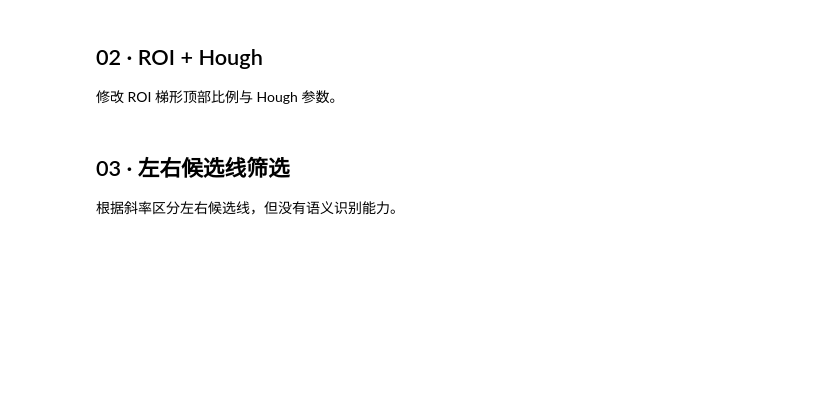
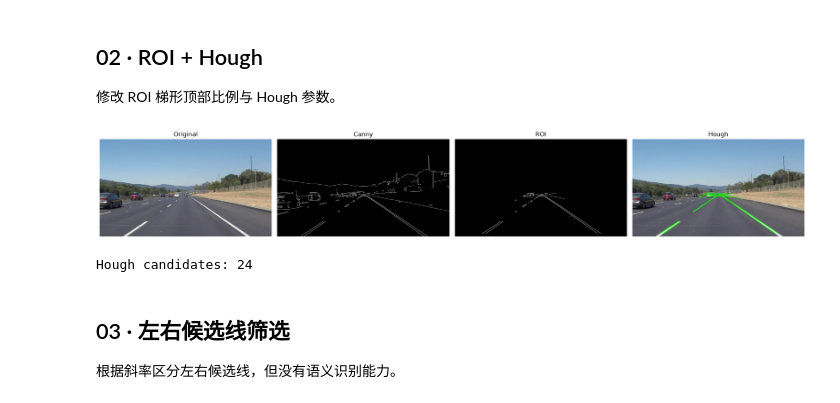
Before and after one commit to multimodal-vision-ai/multimodal-document-ai-learning-center, a Jupyter notebook: resources/course-labs/intelligent-perception/downloads/E02_Lane_Detection_V2.0.ipynb, the cells around one changed output. Cells and saved outputs as stored; diff of their text form; code cells hidden in the pictures; blank space fills up the shorter version.

```diff
--- a/resources/course-labs/intelligent-perception/downloads/E02_Lane_Detection_V2.0.ipynb
+++ b/resources/course-labs/intelligent-perception/downloads/E02_Lane_Detection_V2.0.ipynb
@@ -45,23 +49,26 @@ view([('Original',img),('30 / 90',cv2.Canny(blur,30,90)),
 # %%
 def pipeline(img,top=.55,lo=50,hi=150,votes=25,length=35,gap=70):
     h,w=img.shape[:2]
     gray=cv2.cvtColor(img,cv2.COLOR_BGR2GRAY)
     edges=cv2.Canny(cv2.GaussianBlur(gray,(5,5),1.2),lo,hi)
     mask=np.zeros((h,w),np.uint8)
     poly=np.array([[(int(.05*w),int(.97*h)),(int(.42*w),int(top*h)),
                     (int(.58*w),int(top*h)),(int(.98*w),int(.97*h))]],np.int32)
     cv2.fillPoly(mask,poly,255)
     roi=cv2.bitwise_and(edges,mask)
     result=img.copy()
     lines=cv2.HoughLinesP(roi,1,np.pi/180,threshold=votes,minLineLength=length,maxLineGap=gap)
-    found=[] if lines is None else [line[0].tolist() for line in lines]
+    found=[] if lines is None else np.asarray(lines).reshape(-1,4).tolist()
     for x1,y1,x2,y2 in found:
         cv2.line(result,(x1,y1),(x2,y2),(30,220,30),2)
     return edges,roi,result,found
 img=read('01_solidWhiteRight_straight_white.jpg')
 edge,roi,overlay,lines=pipeline(img)
 view([('Original',img),('Canny',edge),('ROI',roi),('Hough',overlay)])
 print('Hough candidates:',len(lines))
+# %% [output]
+[figure, added]
+Hough candidates: 24
 # %% [markdown]
 ## 03 · 左右候选线筛选
 根据斜率区分左右候选线，但没有语义识别能力。
```
Also changed, not shown: parts of 4 cells of this notebook, 5 other files.
